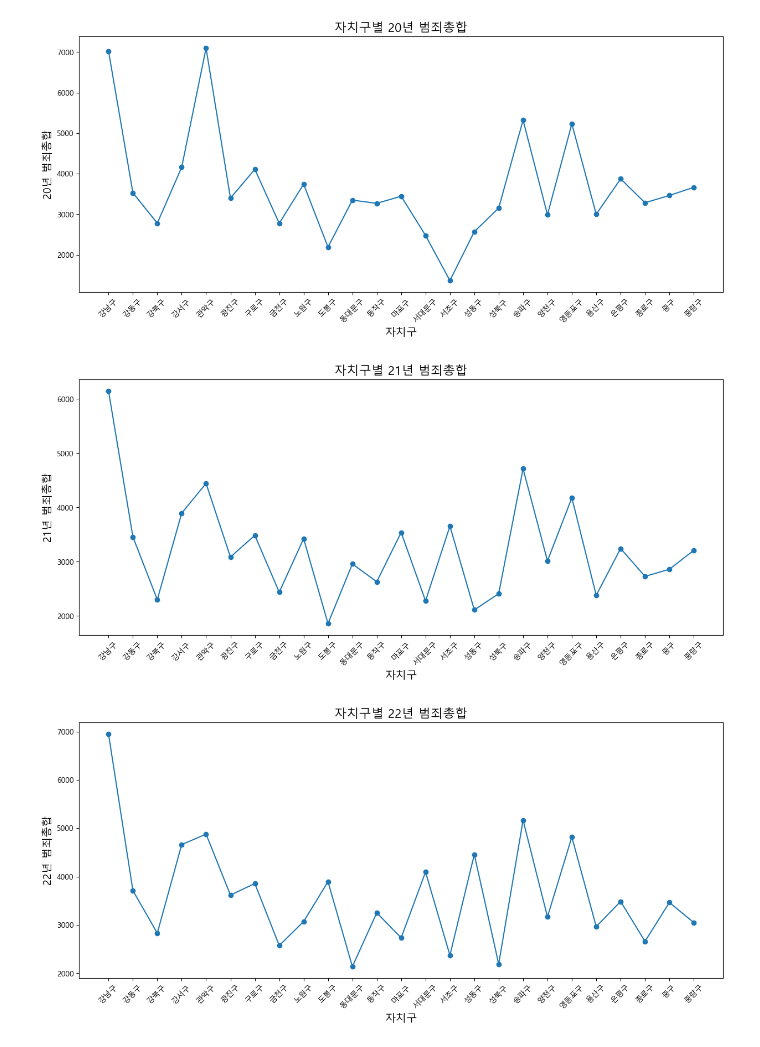
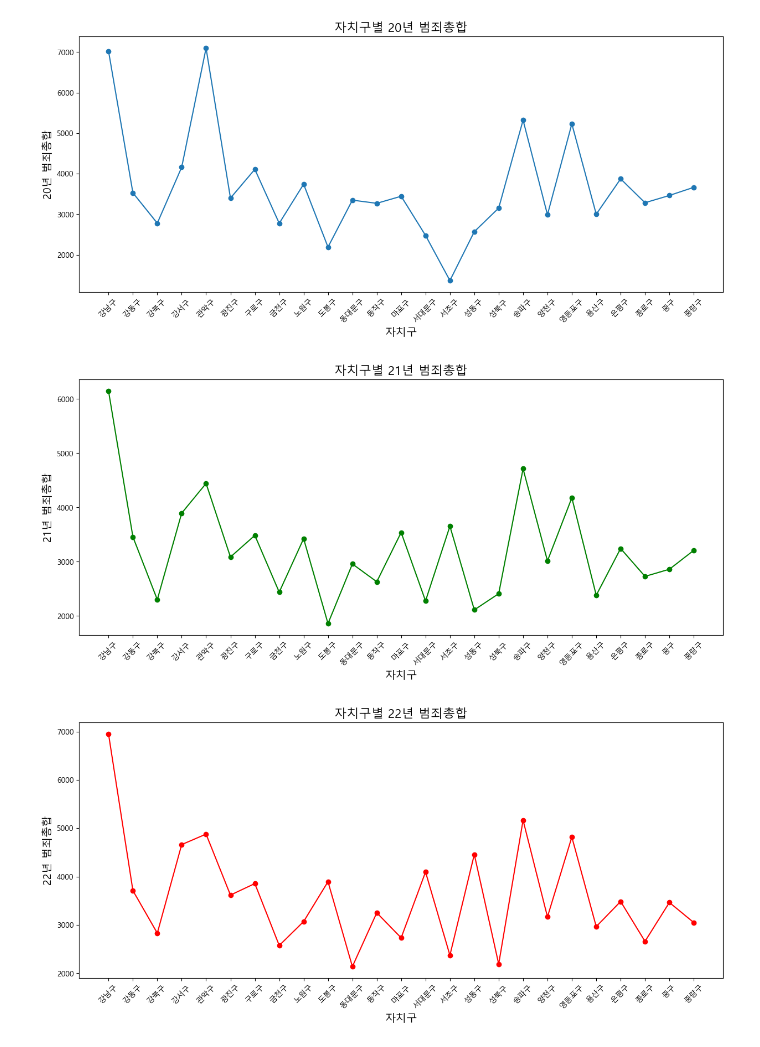
Before and after one commit to BanSugyeong/Crime-Alert-Service, a Jupyter notebook: crime/crime_데이터양식.ipynb, the cells around one changed output. Cells and saved outputs as stored; diff of their text form; code cells hidden in the pictures.

```diff
--- a/crime/crime_데이터양식.ipynb
+++ b/crime/crime_데이터양식.ipynb
@@ -233,7 +234,7 @@ plt.rcParams['font.family'] = 'Malgun Gothic'
 plt.figure(figsize=(15, 6))
 
 # 자치구를 x축으로, 21년 범죄총합을 y축으로 하는 선 그래프를 그립니다.
-plt.plot(df['자치구'], df['21년_범죄총합'], marker='o', linestyle='-')
+plt.plot(df['자치구'], df['21년_범죄총합'], marker='o', linestyle='-', color='g')
 
 # x축 레이블 회전
 plt.xticks(rotation=45)
@@ -243,30 +244,32 @@ plt.title('자치구별 21년 범죄총합', fontsize=16)
 plt.xlabel('자치구', fontsize=14)
 plt.ylabel('21년 범죄총합', fontsize=14)
 
+plt. savefig("21년도 자치구별 범죄총합 시각화.png")
 # 그래프를 표시합니다.
 plt.show()
 # %% [output]
-[figure, old version]
+[figure, new version]
 # %%
 # 2022년 범죄 총합 시각화
 import matplotlib.pyplot as plt
 
 plt.rcParams['font.family'] = 'Malgun Gothic'
 # 그래프의 크기를 설정합니다.
 plt.figure(figsize=(15, 6))
 
 # 자치구를 x축으로, 22년 범죄총합을 y축으로 하는 선 그래프를 그립니다.
-plt.plot(df['자치구'], df['22년_범죄총합'], marker='o', linestyle='-')
+plt.plot(df['자치구'], df['22년_범죄총합'], marker='o', linestyle='-', color='r')
 
 # x축 레이블 회전
 plt.xticks(rotation=45)
 
 # 그래프의 타이틀과 축 레이블을 추가합니다.
 plt.title('자치구별 22년 범죄총합', fontsize=16)
 plt.xlabel('자치구', fontsize=14)
 plt.ylabel('22년 범죄총합', fontsize=14)
 
+plt. savefig("22년도 자치구별 범죄총합 시각화.png")
 # 그래프를 표시합니다.
 plt.show()
 # %% [output]
-[figure, old version]
+[figure, new version]
```
Also changed, not shown: parts of 9 cells of this notebook, 5 other files.
